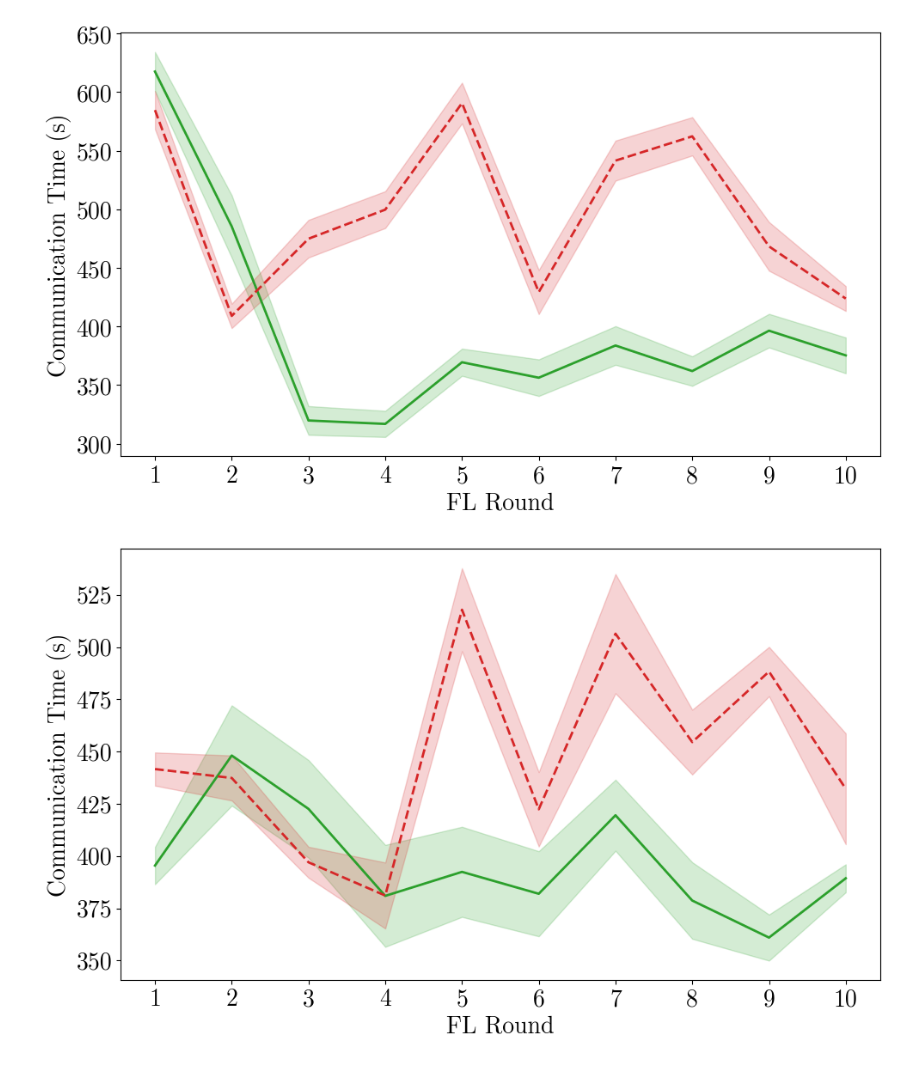
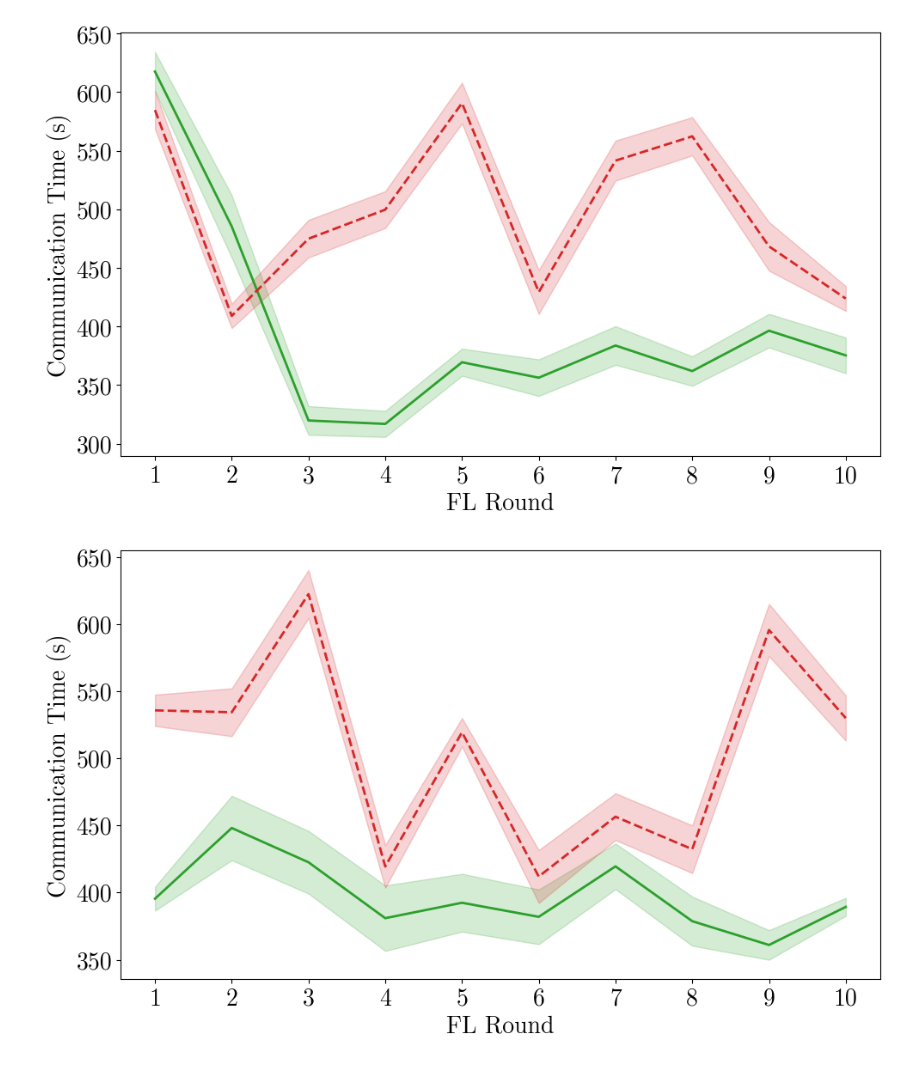
Before and after one commit to IvanComp/FedBench, a Jupyter notebook: Jupyter Notebooks for Data Visualization/3MessageCompressor.ipynb, the cells around one changed output. Saved outputs shown, nothing was run; the diff lists cells and outputs as text; code cells hidden in the pictures.

```diff
--- a/Jupyter Notebooks for Data Visualization/3MessageCompressor.ipynb
+++ b/Jupyter Notebooks for Data Visualization/3MessageCompressor.ipynb
@@ -18,18 +18,18 @@ comm_time_n2_with_compression = np.array([
     [486.54, 504.81, 473.66, 503.79, 475.85]
 ])
 
-comm_time_n2_without_compression = np.array([
-    [416.05, 401.86, 455.91, 452.88, 445.79],
-    [313.49, 312.19, 332.13, 337.92, 334.72],
-    [400.57, 392.98, 426.03, 420.51, 419.51],
-    [500.39, 482.49, 524.24, 527.72, 523.12],
-    [351.04, 342.75, 372.08, 374.27, 369.68],
-    [431.91, 418.91, 455.35, 453.04, 446.84],
-    [442.47, 431.69, 460.83, 456.81, 457.31],
-    [415.69, 398.99, 441.23, 446.71, 441.22],
-    [419.58, 413.18, 438.23, 437.81, 437.52],
-    [387.04, 395.34, 417.89, 426.17, 419.48]
-])
+comm_time_n2_without_compression_raw = np.array([
+    544.02, 520.08, 522.78, 545.4, 546.25,
+    542.57, 509.13, 516.94, 550.96, 551.9,
+    629.77, 598.14, 603.83, 637.35, 642.4,
+    426.51, 397.66, 404.56, 428.19, 440.43,
+    526.47, 508.13, 505.13, 526.05, 531.1,
+    436.38, 383.02, 396.03, 416.96, 427.4,
+    463.5, 436.86, 434.76, 470.68, 476.73,
+    439.86, 409.82, 412.22, 448.95, 450.7,
+    615.45, 568.8, 575.21, 609.63, 608.58,
+    539.93, 510.08, 509.28, 549.11, 541.36
+]).reshape(10, 5)
 
 comm_time_n_with_compression = np.array([
     [598.97, 642.76, 627.42, 599.78, 618.72],
@@ -37,25 +37,25 @@ comm_time_n_with_compression = np.array([
     [314.28, 343.07, 316.02, 306.97, 318.81],
     [309.73, 337.71, 318.38, 305.94, 312.77],
     [360.81, 389.6, 371.76, 355.82, 369.55],
-    [342, 385.59, 356.85, 344.1, 353.14],
+    [342.00, 385.59, 356.85, 344.10, 353.14],
     [368.53, 407.22, 391.67, 361.84, 389.77],
     [350.93, 384.41, 363.78, 349.13, 361.67],
     [389.08, 423.47, 396.53, 381.68, 391.42],
-    [361.01, 405, 371.86, 368.42, 370.55]
+    [361.01, 405.00, 371.86, 368.42, 370.55]
 ])
 
-comm_time_n_without_compression = np.array([
-    [570.98, 591.02, 598.05, 602.83, 560.39],
-    [401.6, 410.13, 422.47, 417.34, 393.7],
-    [455.02, 478.86, 491.49, 491.97, 457.23],
-    [478.82, 503.05, 513.58, 518.76, 484.42],
-    [569.59, 603.13, 602.26, 608.64, 569.4],
-    [407.71, 438.95, 448.98, 445.66, 405.72],
-    [522.06, 552.7, 557.63, 555.91, 519.37],
-    [541.34, 569.78, 579.32, 576.89, 543.94],
-    [438.55, 482.48, 485.71, 487.19, 447.95],
-    [417.97, 424.2, 434.53, 435.41, 407.17]
-])
+comm_time_n_without_compression_raw = np.array([
+    570.98, 591.02, 598.05, 602.83, 560.39,
+    401.6, 410.13, 422.47, 417.34, 393.7,
+    455.02, 478.86, 491.49, 491.97, 457.23,
+    478.82, 503.05, 513.58, 518.76, 484.42,
+    569.59, 603.13, 602.26, 608.64, 569.4,
+    407.71, 438.95, 448.98, 445.66, 405.72,
+    522.06, 552.7, 557.63, 555.91, 519.37,
+    541.34, 569.78, 579.32, 576.89, 543.94,
+    438.55, 482.48, 485.71, 487.19, 447.95,
+    417.97, 424.2, 434.53, 435.41, 407.17
+]).reshape(10, 5)
 
 comm_time_n2x_with_compression = np.array([
     [388.25, 407.09, 393.36, 404.32, 384.14],
@@ -65,23 +65,23 @@ comm_time_n2x_with_compression = np.array([
     [368.95, 405.91, 383.17, 427.73, 376.34],
     [354.98, 395.12, 374.69, 413.65, 371.26],
     [413.3, 415.04, 396.74, 423.81, 448.68],
-    [358.91, 392.46, 372.02, 407.09, 363],
+    [358.91, 392.46, 372.02, 407.09, 363.00],
     [352.36, 362.01, 350.6, 358.47, 381.44],
     [383.07, 394.01, 379.51, 394.57, 395.54]
 ])
 
 comm_time_n2x_without_compression = np.array([
-    [427.12, 446.27, 450.26, 440.23, 444.2],
-    [427.15, 437.1, 426.6, 439.65, 456.23],
-    [395.41, 396.76, 386.85, 396.01, 409.98],
-    [366.8, 379.05, 371.75, 376.31, 411.58],
-    [510.27, 509.32, 493.02, 524.38, 552.25],
-    [411.35, 423.3, 405.19, 416.06, 455.92],
-    [473.94, 531.89, 488.05, 548.32, 489.73],
-    [441.66, 449.01, 446.41, 450.56, 484.94],
-    [478.09, 499.45, 492.71, 500.27, 470.79],
-    [406.64, 460.09, 419.25, 467.92, 406.83]
-])
+    544.02, 520.08, 522.78, 545.4, 546.25,
+    542.57, 509.13, 516.94, 550.96, 551.9,
+    629.77, 598.14, 603.83, 637.35, 642.4,
+    426.51, 397.66, 404.56, 428.19, 440.43,
+    526.47, 508.13, 505.13, 526.05, 531.1,
+    436.38, 383.02, 396.03, 416.96, 427.4,
+    463.5, 436.86, 434.76, 470.68, 476.73,
+    439.86, 409.82, 412.22, 448.95, 450.7,
+    615.45, 568.8, 575.21, 609.63, 608.58,
+    539.93, 510.08, 509.28, 549.11, 541.36
+]).reshape(10, 5)
 
 mean_with_compression_n2 = np.mean(comm_time_n2_with_compression, axis=1)
 std_with_compression_n2 = np.std(comm_time_n2_with_compression, axis=1)
@@ -125,33 +125,31 @@ fig, ax2 = plt.subplots(figsize=(10, 6))
 ax2.plot(rounds, mean_with_compression_n, color=color_with_compression, label='With Compression', linewidth=2)
 ax2.plot(rounds, mean_without_compression_n, color=color_without_compression, label='Without Compression', linewidth=2, linestyle='--')
 ax2.fill_between(rounds, mean_with_compression_n - std_with_compression_n, mean_with_compression_n + std_with_compression_n, color=color_with_compression, alpha=0.2)
 ax2.fill_between(rounds, mean_without_compression_n - std_without_compression_n, mean_without_compression_n + std_without_compression_n, color=color_without_compression, alpha=0.2)
 ax2.set_xlabel('FL Round', fontsize=20)
 ax2.set_ylabel('Communication Time (s)', fontsize=20)
 ax2.tick_params(axis='both', labelsize=20)
-#ax2.legend(fontsize=20)
 ax2.set_xticks(rounds)
 
 plt.tight_layout()
 plt.savefig('MessageCompressor2.pdf')
 plt.show()
 
 fig, ax3 = plt.subplots(figsize=(10, 6))
 
 ax3.plot(rounds, mean_with_compression_n2x, color=color_with_compression, label='With Compression', linewidth=2)
 ax3.plot(rounds, mean_without_compression_n2x, color=color_without_compression, label='Without Compression', linewidth=2, linestyle='--')
 ax3.fill_between(rounds, mean_with_compression_n2x - std_with_compression_n2x, mean_with_compression_n2x + std_with_compression_n2x, color=color_with_compression, alpha=0.2)
 ax3.fill_between(rounds, mean_without_compression_n2x - std_without_compression_n2x, mean_without_compression_n2x + std_without_compression_n2x, color=color_without_compression, alpha=0.2)
 ax3.set_xlabel('FL Round', fontsize=20)
 ax3.set_ylabel('Communication Time (s)', fontsize=20)
 ax3.tick_params(axis='both', labelsize=20)
-#ax3.legend(fontsize=20)
 ax3.set_xticks(rounds)
 
 plt.tight_layout()
 plt.savefig('MessageCompressor3.pdf')
 plt.show()
 # %% [output]
 [figure]
 [figure]
-[figure, old version]
+[figure, new version]
```
Also changed, not shown: 1 other file.
